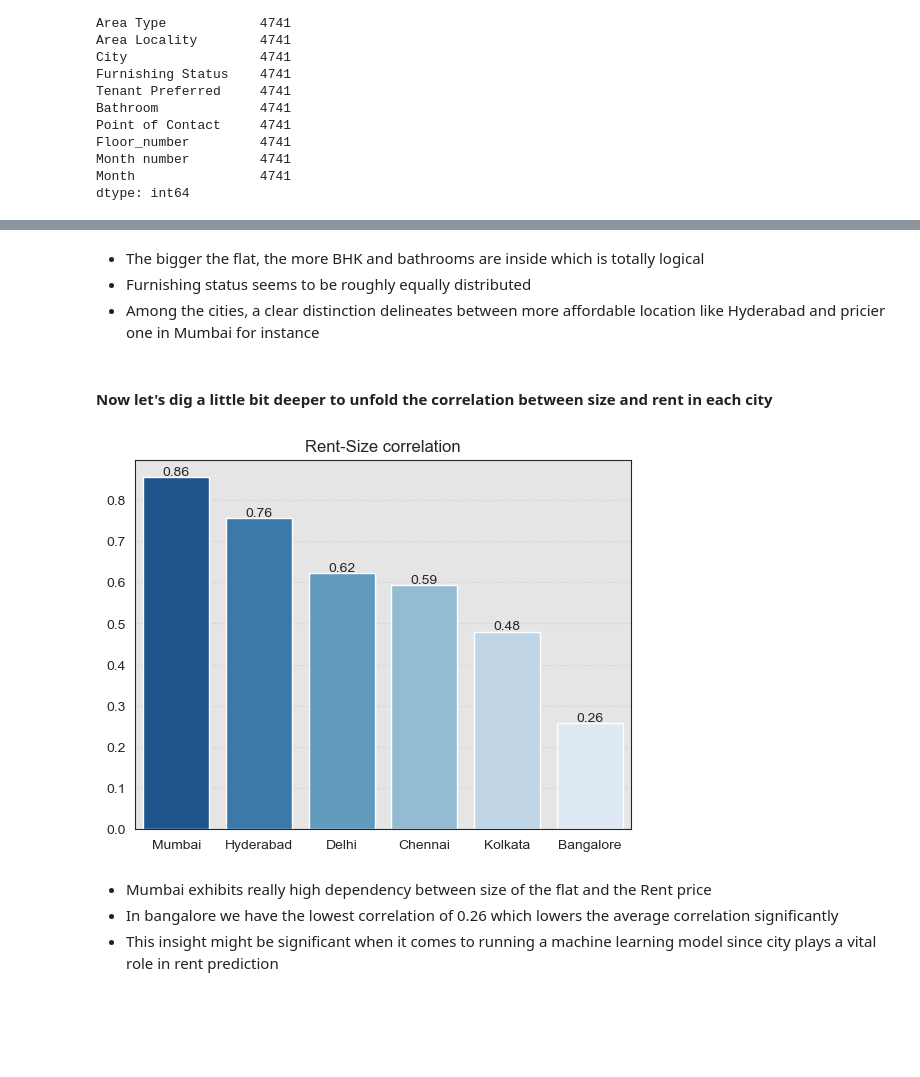
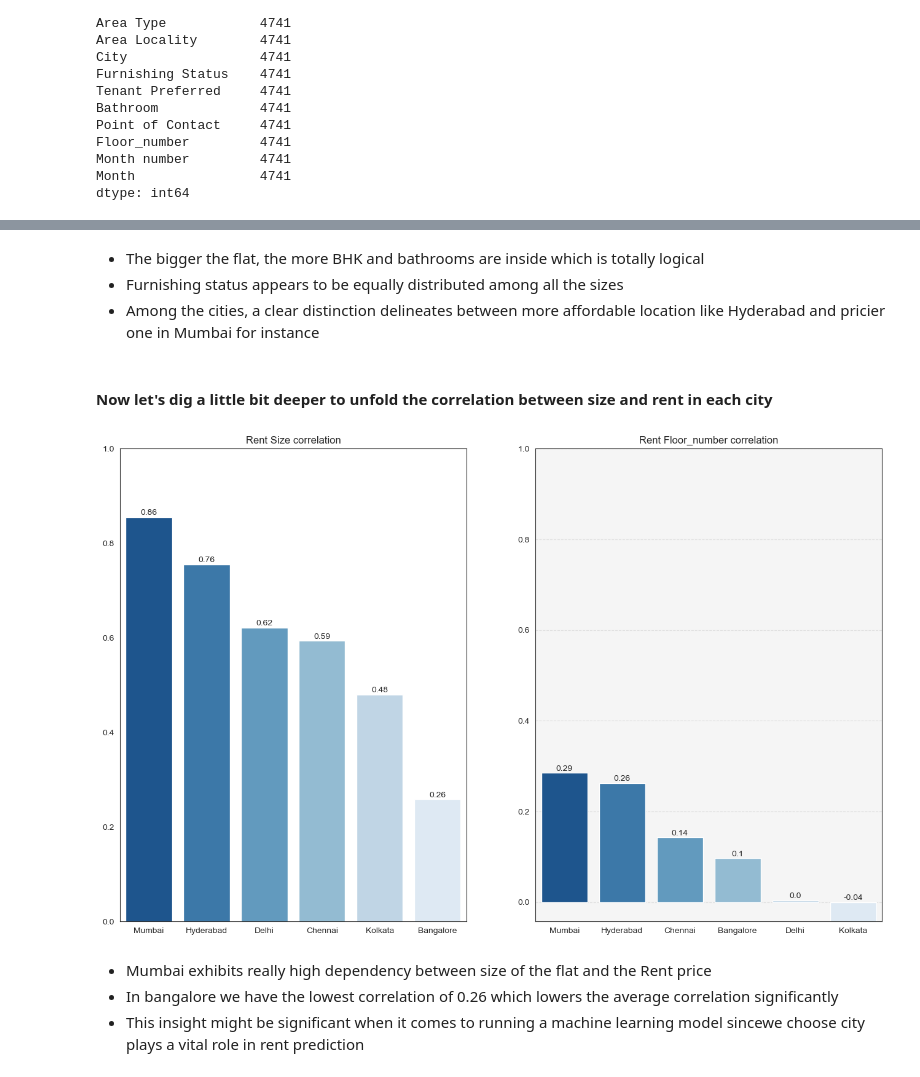
Before and after one commit to veektorf1/rent_prediction, a Jupyter notebook: Rent prediction.ipynb, the cells around one changed output, grey strips where cells are left out. Drawn from its saved outputs; the diff is of its cells as text; code cells hidden in the pictures; blank space fills up the shorter version.

```diff
--- a/Rent prediction.ipynb
+++ b/Rent prediction.ipynb
@@ -407,18 +399,10 @@ print(df[['BHK','Bathroom','Rent']].corr())
 # Cities
 data = df[df['Rent']<6e5]
 fig,axes = plt.subplots(figsize=(18,12),nrows=2,ncols=2)
-
-ax1 = axes[0,0]
-sns.scatterplot(y=data['Rent'],x=data['Size'],hue=data['BHK'],ax=ax1)
-
-ax2 = axes[0,1]
-sns.scatterplot(y=data['Rent'],x=data['Size'],hue=data['Bathroom'],ax=ax2)
-
-ax3 = axes[1,0]
-sns.scatterplot(y=data['Rent'],x=data['Size'],hue=data['Furnishing Status'],ax=ax3)
-
-ax4 = axes[1,1]
-sns.scatterplot(y=data['Rent'],x=data['Size'],hue=data['City'],ax=ax4)
+for i,column in enumerate(['BHK','Bathroom','Furnishing Status','City']):
+    axes_num = list(map(int,bin(i)[2:].zfill(2)))
+    ax1 = axes[axes_num[0],axes_num[1]]
+    sns.scatterplot(y=data['Rent'],x=data['Size'],hue=data[column],ax=ax1)
 # %% [output]
                BHK  Bathroom      Rent
 BHK       1.000000  0.794885  0.369718
@@ -428,28 +411,35 @@ Rent      0.369718  0.441215  1.000000
 [figure]
 # %% [markdown]
 * The bigger the flat, the more BHK and bathrooms are inside which is totally logical
-* Furnishing status seems to be roughly equally distributed
+* Furnishing status appears to be equally distributed among all the sizes
 * Among the cities, a clear distinction delineates between more affordable location like Hyderabad and pricier one in Mumbai for instance
 # %% [markdown]
 #### Now let's dig a little bit deeper to unfold the correlation between size and rent in each city
 # %%
-#Correlation for each city and size
-correlation_by_city = df.pivot_table(index='City', values=['Rent', 'Size'],aggfunc='corr')
-# correlation_by_city = [(city, correlation_by_city.loc[city].loc['Size']['Rent']) for city in df['City'].unique()]
-correlation_by_city =  correlation_by_city[['Rent']][correlation_by_city['Rent']!=1].sort_values(by="Rent",ascending=False)
-data = correlation_by_city['Rent']
-datax = data.index
-datax = [el[0] for el in datax ]
-sns.barplot(y=data.values,x=datax,palette='Blues_r')
-plt.title("Rent-Size correlation")
-for i,value in enumerate(data.values):
-    plt.text(i,value+0.005,s=round(value,2),ha='center')
+fig,axes = plt.subplots(figsize=(16,10),ncols=2)
+plt.gca().set_facecolor('#f5f5f5')
+for i,column in enumerate(['Size','Floor_number']):
+    ax = axes[i]
+    #Correlation for each city and size
+    correlation_by_city = df.pivot_table(index='City', values=['Rent', column],aggfunc='corr')
+    # correlation_by_city = [(city, correlation_by_city.loc[city].loc['Size']['Rent']) for city in df['City'].unique()]
+    correlation_by_city =  correlation_by_city[['Rent']][correlation_by_city['Rent']!=1].sort_values(by="Rent",ascending=False)
+    data = correlation_by_city['Rent']
+    datax = data.index
+    datax = [el[0] for el in datax]
+    sns.barplot(y=data.values,x=datax,palette='Blues_r',ax=ax)
+    ax.set_title("Rent "+column+" correlation")
+    for i,value in enumerate(data.values):
+        ax.text(i,max(0.005,value+0.005),s=round(value,2),ha='center')
+    ax.set_ylim(min(0,data.values.min()),1)
+
+
 
 plt.grid(axis='y', linestyle='--', alpha=0.5)
-plt.gca().set_facecolor('#e5e5e5')
+# plt.gca().set_facecolor('#e5e5e5')
 # %% [output]
-[figure, old version]
+[figure, new version]
 # %% [markdown]
 * Mumbai exhibits really high dependency between size of the flat and the Rent price
 * In bangalore we have the lowest correlation of 0.26 which lowers the average correlation significantly
-* This insight might be significant when it comes to running a machine learning model since city plays a vital role in rent prediction
+* This insight might be significant when it comes to running a machine learning model sincewe choose city plays a vital role in rent prediction
```
Also changed, not shown: parts of 5 cells of this notebook.
